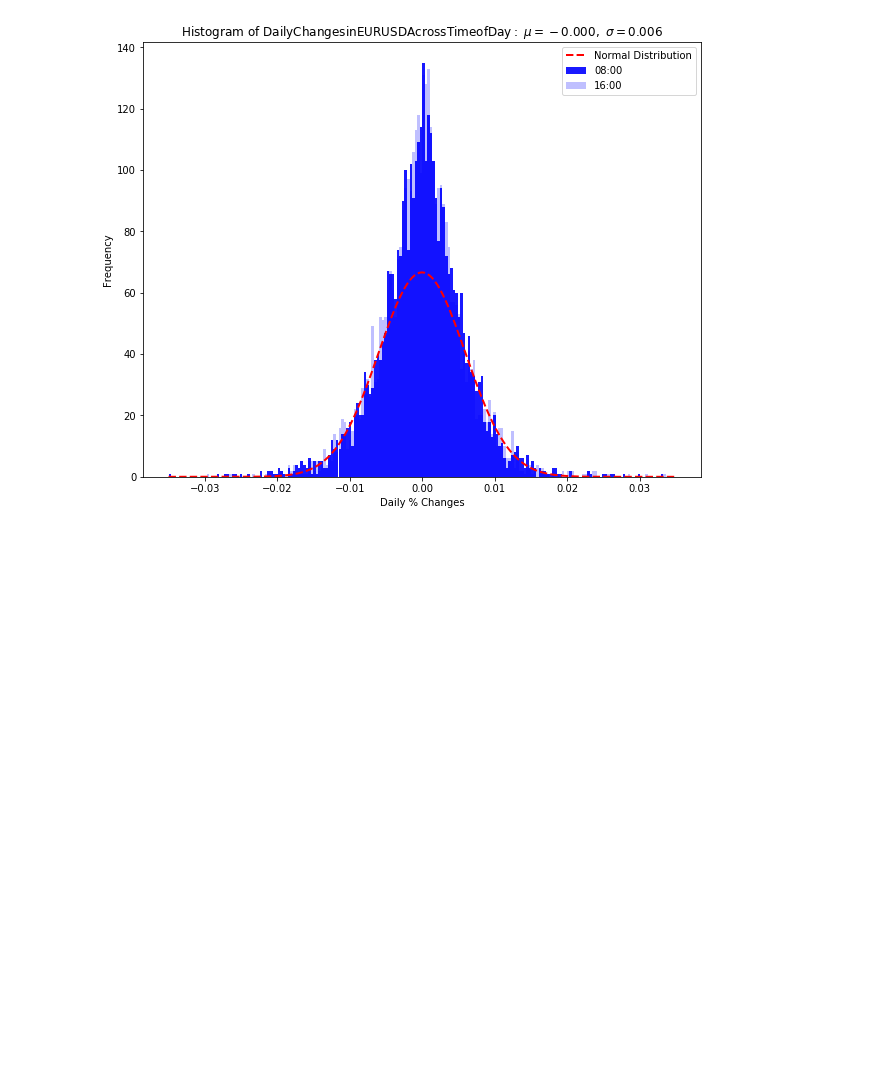
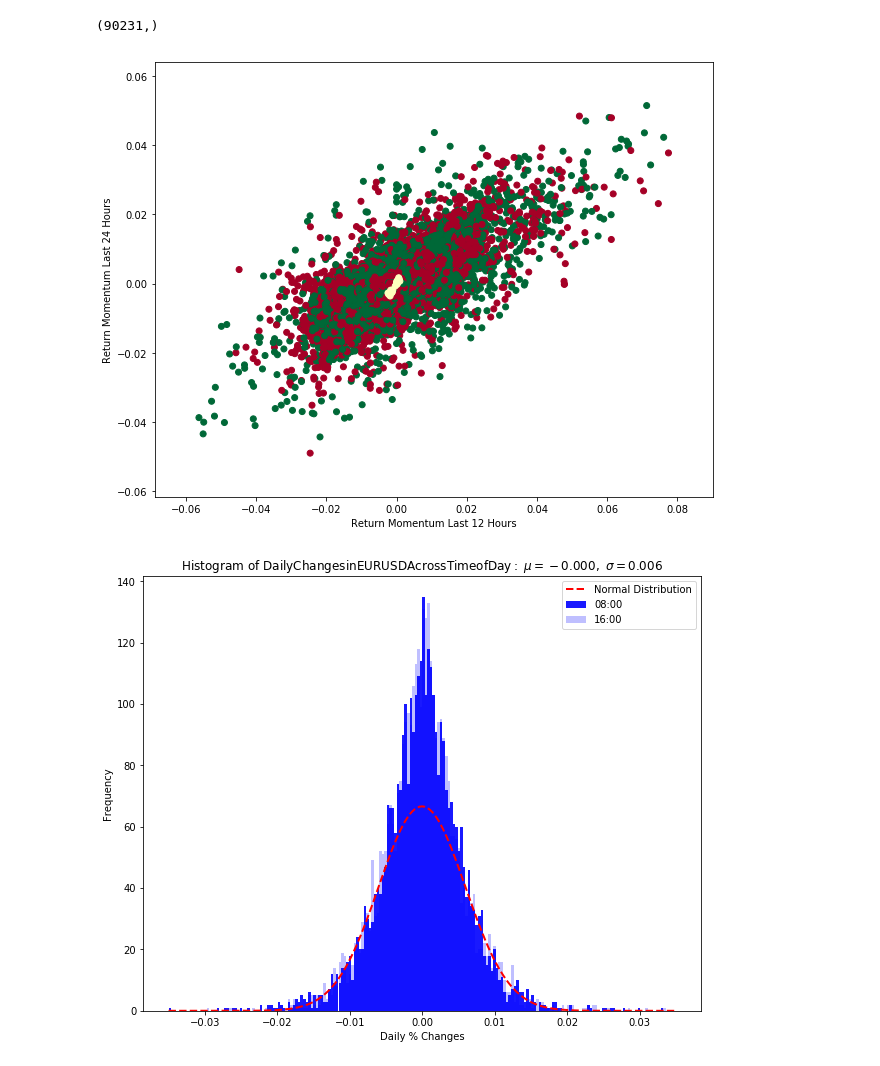
Before and after one commit to egill12/machine_learning, a Jupyter notebook: eurusd_analysis.ipynb, the cells around one changed output. Drawn from its saved outputs; the diff is of its cells as text; code cells hidden in the pictures; blank space fills up the shorter version.

Commit message:
Adding new charts and extra factors

```diff
--- a/eurusd_analysis.ipynb
+++ b/eurusd_analysis.ipynb
@@ -21,6 +20,7 @@ eurusd.columns
 eurusd['MidOpen'] = (eurusd['BidOpen'] + eurusd['AskOpen'])/2
 eurusd['MidClose'] = (eurusd['BidClose'] + eurusd['AskClose'])/2
 eurusd['MidClose_pct_chg'] = eurusd['MidClose'].pct_change()
+eurusd["bid_offer"] = eurusd['BidClose'] + eurusd['AskClose']
 daily_0800 = eurusd.loc[eurusd['Hour'] == "08:00"]
 daily_0800['MidClose_pct_chg'] = daily_0800['MidClose'].pct_change()
 daily_1600 = eurusd.loc[eurusd['Hour'] == "16:00"]
@@ -55,3 +44,27 @@ Name: return, dtype: float64
+# %%
+# this reverses the dataframe and provides you with forward returns
+eurusd['MidClose_24h_fwd'] = eurusd['MidClose_pct_chg'].iloc[::-1].rolling(24).sum().iloc[::-1]
+eurusd['MidClose_24h_fwd_sign'] = eurusd['MidClose_24h_fwd'].apply(np.sign)
+eurusd['MidClose_24h_prior'] = eurusd['MidClose_pct_chg'].rolling(24).sum()
+eurusd['MidClose_12h_prior'] = eurusd['MidClose_pct_chg'].rolling(12).sum()
+eurusd['MidClose_24h_fwd'] = eurusd['MidClose_24h_fwd'].replace(np.nan, 0)
+eurusd['MidClose_24h_fwd_sign'] = eurusd['MidClose_24h_fwd_sign'].replace(np.nan, 0)
+eurusd['MidClose_24h_prior'] = eurusd['MidClose_24h_prior'].replace(np.nan, 0)
+eurusd['MidClose_12h_prior'] = eurusd['MidClose_12h_prior'].replace(np.nan, 0)
+# %%
+eurusd['MidClose_24h_prior'].iloc[:-1].shape
+# %% [output]
+(90231,)
+# %%
+fig = plt.figure(1,figsize=(10,8))
+ax = fig.add_subplot(111)
+ax.scatter(eurusd['MidClose_24h_prior'].iloc[:-1], eurusd['MidClose_12h_prior'].iloc[:-1], cmap="RdYlGn", c = eurusd['MidClose_24h_fwd_sign'].loc[1:])
+ax.set_xlabel("Return Momentum Last 12 Hours")
+ax.set_ylabel("Return Momentum Last 24 Hours")
+plt.show()
+ax.get_figure().savefig("C:/Users/edgil/Documents/Masters/dissertation/document/images/EURUSDMomentum.png")
+# %% [output]
+[figure, added]
 # %%
 import matplotlib.mlab as mlab
 #bins = 100
```
Also changed, not shown: parts of 3 cells of this notebook, 1 other file.
